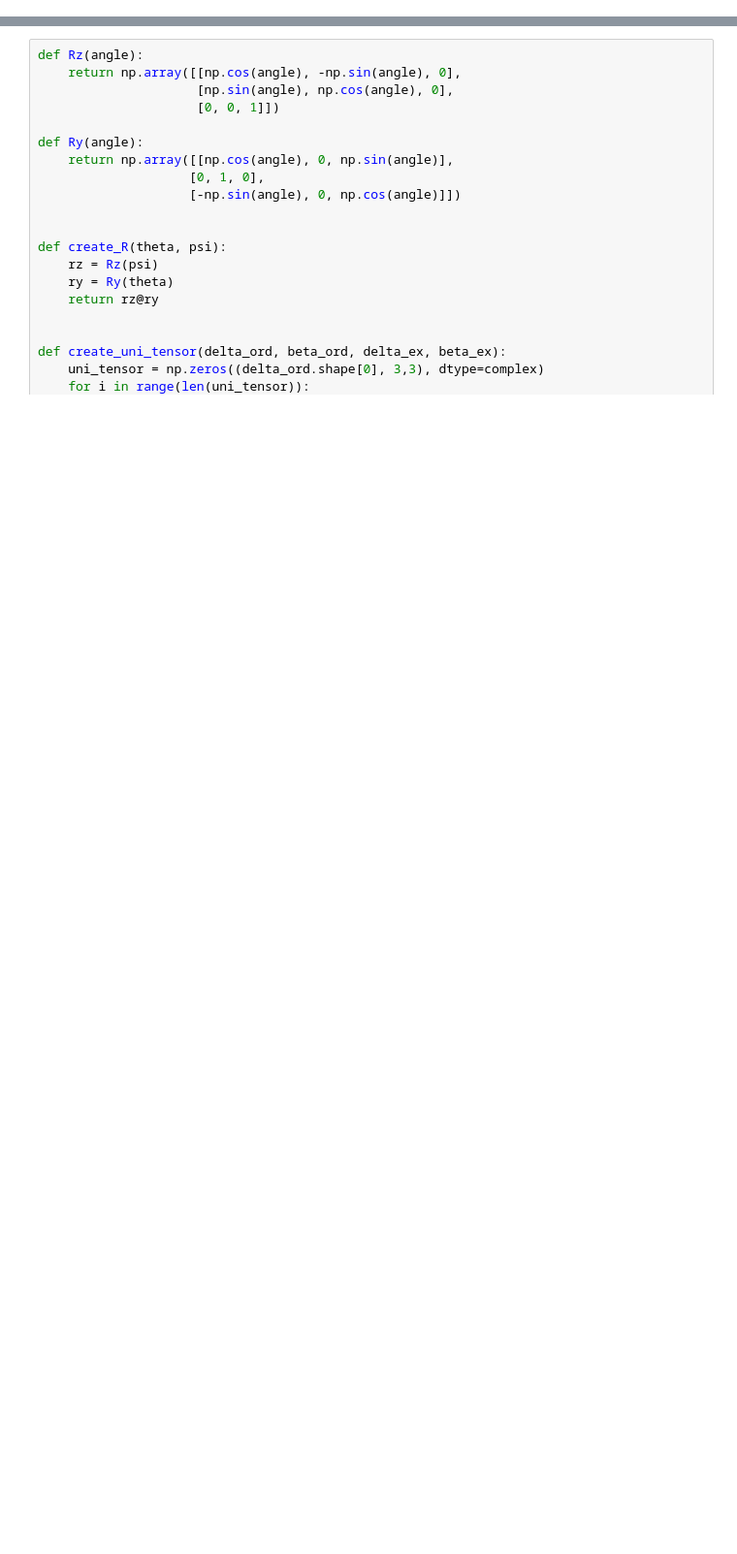
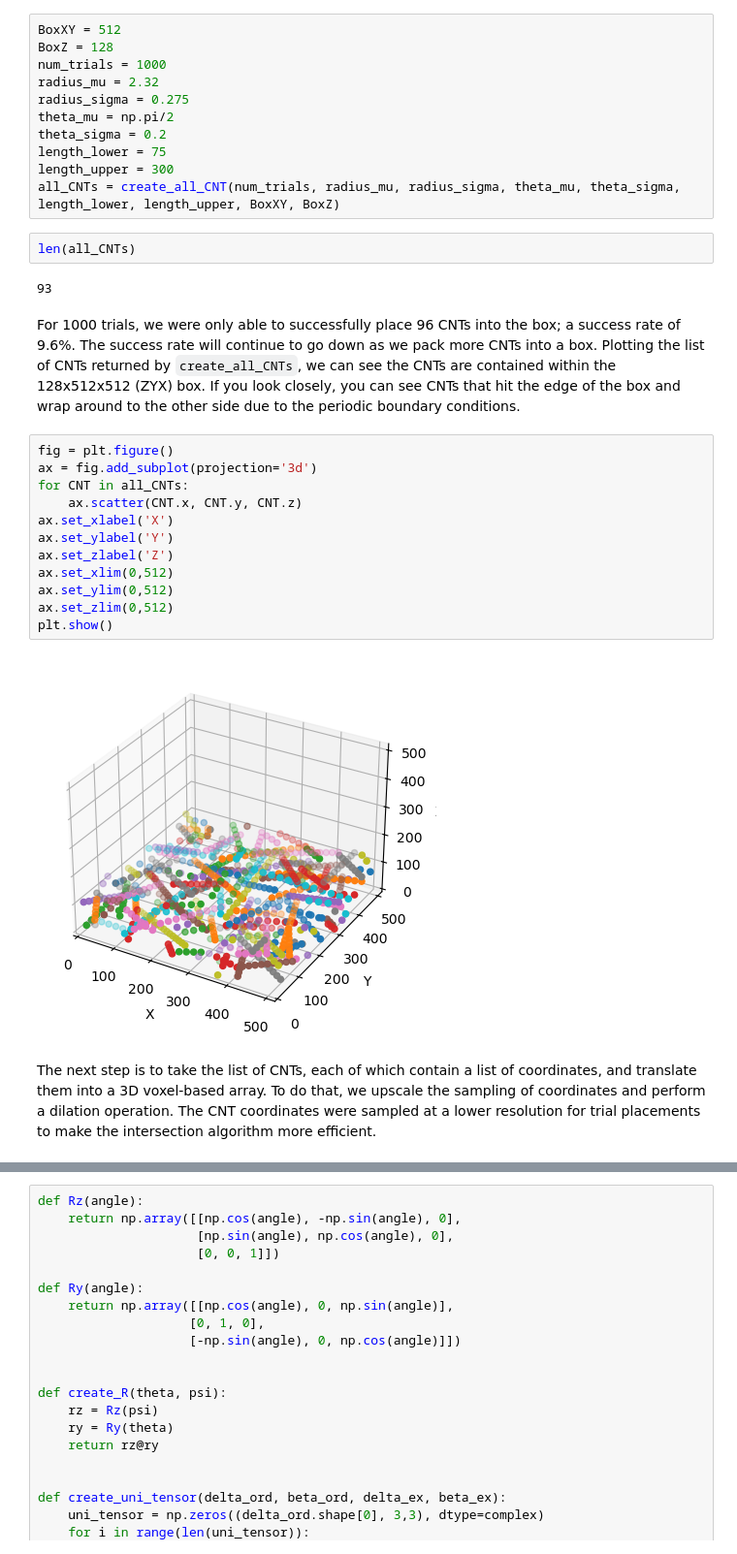
Before and after one commit to usnistgov/NRSS, a Jupyter notebook: src/NRSS_tutorials/MWCNTs/nb3_nrss.ipynb, the cells around one changed output, grey strips where cells are left out. Shown at 97% size. Saved outputs shown, nothing was run; the diff lists cells and outputs as text; blank space fills up the shorter version.

```diff
--- a/src/NRSS_tutorials/MWCNTs/nb3_nrss.ipynb
+++ b/src/NRSS_tutorials/MWCNTs/nb3_nrss.ipynb
@@ -6,0 +53,33 @@ from fiberRSA.fiberRSA import create_all_fiber, upscale_all_fibers, dilate_all_p
+# %%
+BoxXY = 512
+BoxZ = 128
+num_trials = 1000
+radius_mu = 2.32
+radius_sigma = 0.275
+theta_mu = np.pi/2
+theta_sigma = 0.2
+length_lower = 75
+length_upper = 300
+all_CNTs = create_all_CNT(num_trials, radius_mu, radius_sigma, theta_mu, theta_sigma, length_lower, length_upper, BoxXY, BoxZ)
+# %%
+len(all_CNTs)
+# %% [output]
+93
+# %% [markdown]
+For 1000 trials, we were only able to successfully place 96 CNTs into the box; a success rate of 9.6%. The success rate will continue to go down as we pack more CNTs into a box. Plotting the list of CNTs returned by `create_all_CNTs`, we can see the CNTs are contained within the 128x512x512 (ZYX) box. If you look closely, you can see CNTs that hit the edge of the box and wrap around to the other side due to the periodic boundary conditions.
+# %%
+fig = plt.figure()
+ax = fig.add_subplot(projection='3d')
+for CNT in all_CNTs:
+    ax.scatter(CNT.x, CNT.y, CNT.z)
+ax.set_xlabel('X')
+ax.set_ylabel('Y')
+ax.set_zlabel('Z')
+ax.set_xlim(0,512)
+ax.set_ylim(0,512)
+ax.set_zlim(0,512)
+plt.show()
+# %% [output]
+[figure, added]
+# %% [markdown]
+The next step is to take the list of CNTs, each of which contain a list of coordinates, and translate them into a 3D voxel-based array. To do that, we upscale the sampling of coordinates and perform a dilation operation. The CNT coordinates were sampled at a lower resolution for trial placements to make the intersection algorithm more efficient.
```
Also changed, not shown: parts of 20 cells of this notebook, 4 other files.
